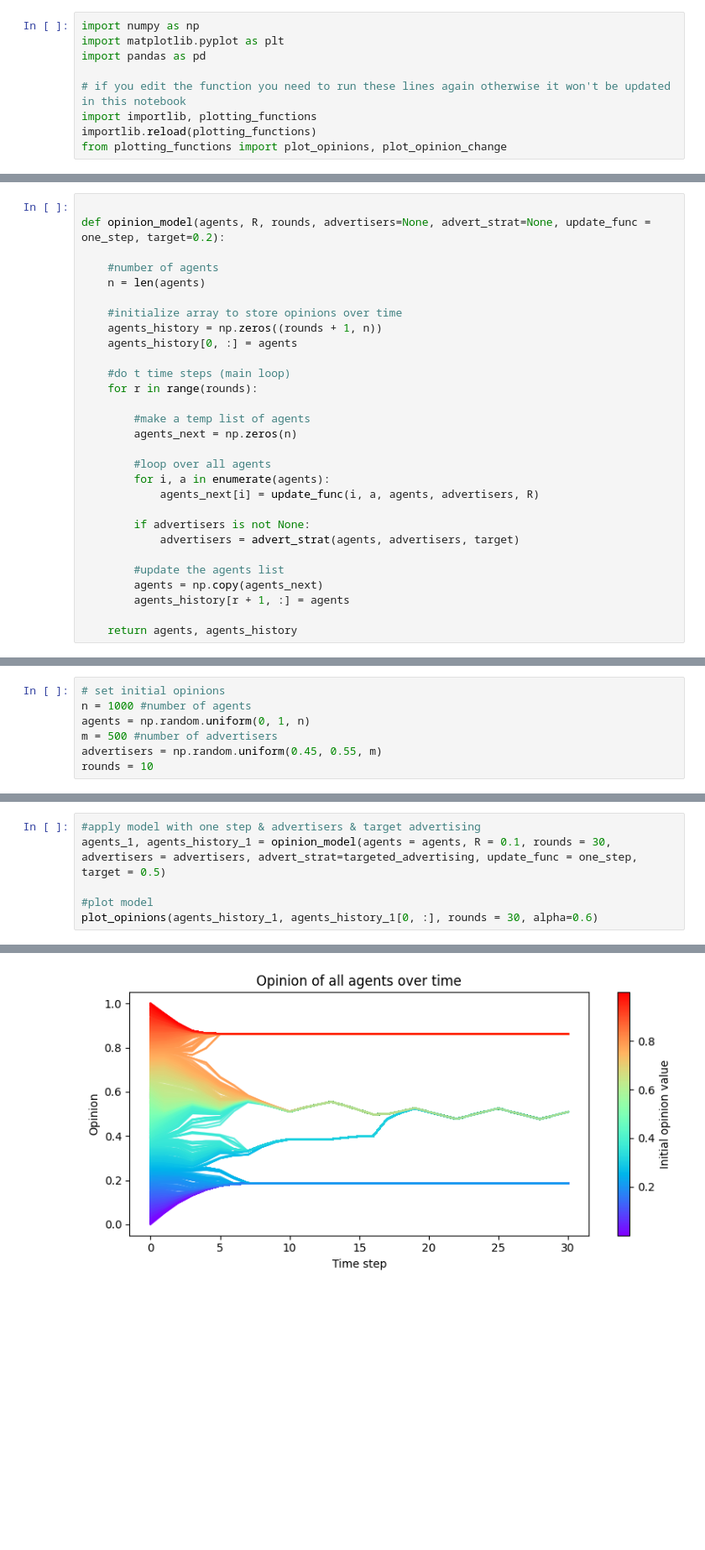
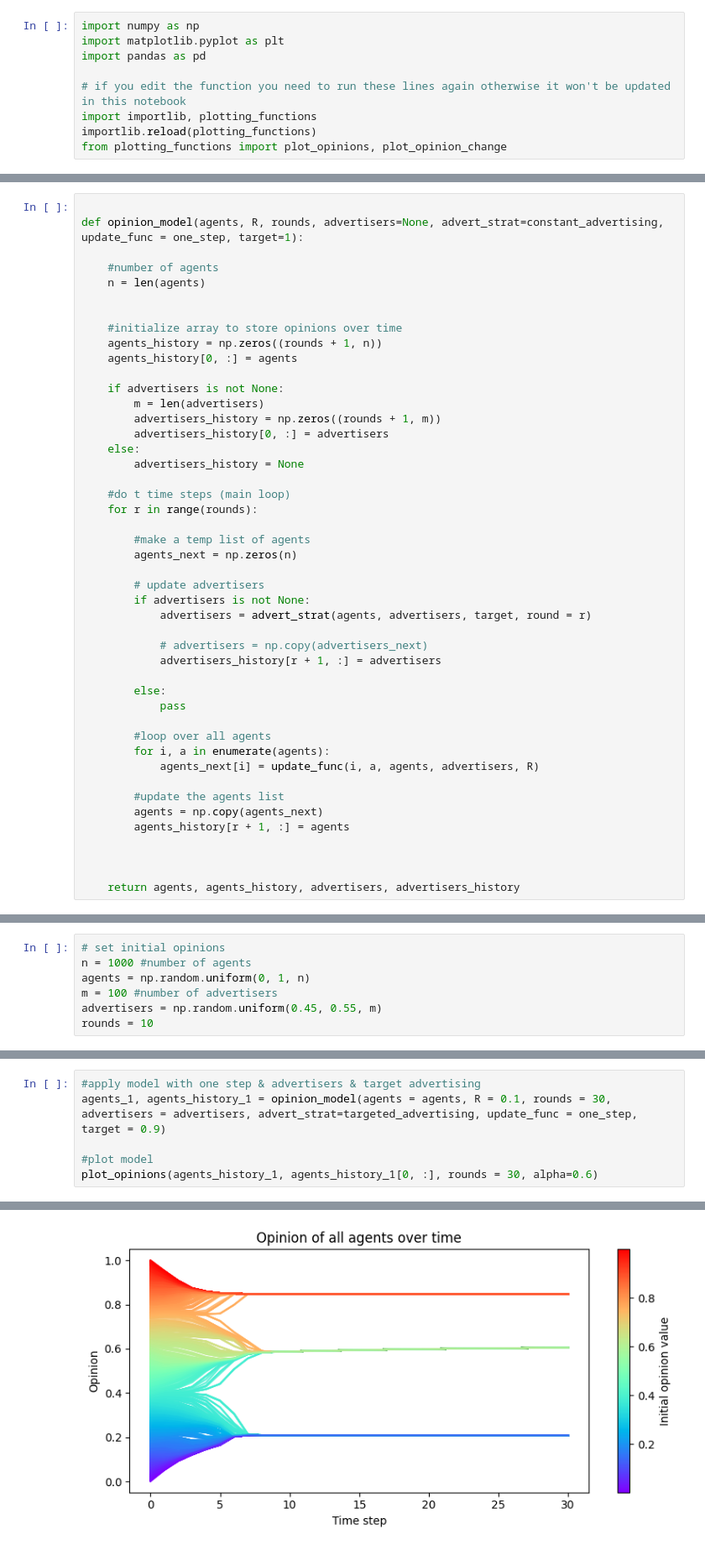
Before and after one commit to triptesh1212/industrial-maths-project-2, a Jupyter notebook: extension_model.ipynb, the cells around one changed output, grey strips where cells are left out. Shown at 84% size. Saved outputs shown, nothing was run; the diff lists cells and outputs as text; blank space fills up the shorter version.

Commit message:
Added to extension model and advertising strategies

```diff
--- a/extension_model.ipynb
+++ b/extension_model.ipynb
@@ -57,13 +92,21 @@ def targeted_advertising(agents, advertisers, target):
 # %%
 
-def opinion_model(agents, R, rounds, advertisers=None, advert_strat=None, update_func = one_step, target=0.2):
+def opinion_model(agents, R, rounds, advertisers=None, advert_strat=constant_advertising, update_func = one_step, target=1):
 
     #number of agents
     n = len(agents)
 
+
     #initialize array to store opinions over time
     agents_history = np.zeros((rounds + 1, n))
     agents_history[0, :] = agents
+
+    if advertisers is not None:
+        m = len(advertisers)
+        advertisers_history = np.zeros((rounds + 1, m))
+        advertisers_history[0, :] = advertisers
+    else:
+        advertisers_history = None
 
     #do t time steps (main loop)
     for r in range(rounds):
@@ -71,15 +114,24 @@ def opinion_model(agents, R, rounds, advertisers=None, advert_strat=None, update
         #make a temp list of agents
         agents_next = np.zeros(n)
 
+        # update advertisers
+        if advertisers is not None:
+            advertisers = advert_strat(agents, advertisers, target, round = r)
+
+            # advertisers = np.copy(advertisers_next)
+            advertisers_history[r + 1, :] = advertisers
+
+        else:
+            pass
+
         #loop over all agents
         for i, a in enumerate(agents):
             agents_next[i] = update_func(i, a, agents, advertisers, R)
-
-        if advertisers is not None:
-            advertisers = advert_strat(agents, advertisers, target)
 
         #update the agents list
         agents = np.copy(agents_next)
         agents_history[r + 1, :] = agents
 
-    return agents, agents_history
+
+
+    return agents, agents_history, advertisers, advertisers_history
@@ -87,7 +141,7 @@ def opinion_model(agents, R, rounds, advertisers=None, advert_strat=None, update
 # set initial opinions
 n = 1000 #number of agents
 agents = np.random.uniform(0, 1, n)
-m = 500 #number of advertisers
+m = 100 #number of advertisers
 advertisers = np.random.uniform(0.45, 0.55, m)
 rounds = 10
 # %%
@@ -124,6 +178,6 @@ plot_opinions(agents_history_1, agents_history_1[0, :], rounds = 10, alpha=0.6)
 # %%
 #apply model with one step & advertisers & target advertising
-agents_1, agents_history_1 = opinion_model(agents = agents, R = 0.1, rounds = 30, advertisers = advertisers, advert_strat=targeted_advertising, update_func = one_step, target = 0.5)
+agents_1, agents_history_1 = opinion_model(agents = agents, R = 0.1, rounds = 30, advertisers = advertisers, advert_strat=targeted_advertising, update_func = one_step, target = 0.9)
 
 #plot model
 plot_opinions(agents_history_1, agents_history_1[0, :], rounds = 30, alpha=0.6)
@@ -148,2 +202,2 @@ lower 0.4948862673535344 upper 0.6948862673535344
-[figure, old version]
+[figure, new version]
 # %% [markdown]
```
Also changed, not shown: parts of 46 cells of this notebook, 3 other files.
